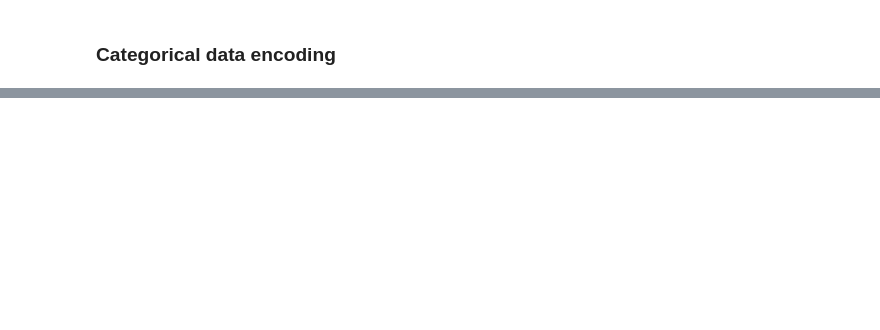
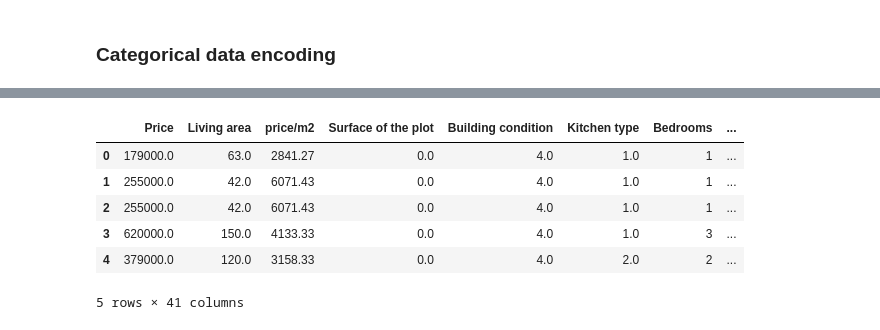
Before and after one commit to dilsadozbrk/immo_eliza_regression, a Jupyter notebook: data/Data_cleaning.ipynb, the cells around one changed output, grey strips where cells are left out. Cells and saved outputs as stored; diff of their text form; code cells hidden in the pictures; blank space fills up the shorter version.

```diff
--- a/data/Data_cleaning.ipynb
+++ b/data/Data_cleaning.ipynb
@@ -419,2 +501,7 @@ data_cleaned.describe(include='all')
 # %% [markdown]
 ### Categorical data encoding
+# %%
+data_no_pro_type = data_no_multicollinearity.drop(columns=['Immoweb ID', 'Property type'])
+# %%
+
+data_with_dummies = pd.get_dummies(data_no_pro_type, drop_first=True)
@@ -420,0 +540,30 @@ data_cleaned.describe(include='all')
+# %%
+cols = ['Price', 'Living area', 'price/m2', 'Surface of the plot', 'Building condition', 'Kitchen type',
+       'Bedrooms', 'Furnished', 'Swimming pool', 'Garden', 'Terrace',
+       'property sub-type_BUNGALOW', 'property sub-type_CASTLE',
+       'property sub-type_CHALET', 'property sub-type_COUNTRY_COTTAGE',
+       'property sub-type_DUPLEX',
+       'property sub-type_EXCEPTIONAL_PROPERTY',
+       'property sub-type_FARMHOUSE', 'property sub-type_FLAT_STUDIO',
+       'property sub-type_GROUND_FLOOR', 'property sub-type_KOT',
+       'property sub-type_LOFT', 'property sub-type_MANOR_HOUSE',
+       'property sub-type_MANSION',
+       'property sub-type_MIXED_USE_BUILDING',
+       'property sub-type_PENTHOUSE', 'property sub-type_SERVICE_FLAT',
+       'property sub-type_TOWN_HOUSE', 'property sub-type_TRIPLEX',
+       'Post code',
+       'property sub-type_VILLA', 'Region_Brussels Capital',
+       'Region_East Flanders', 'Region_Flemish Brabant', 'Region_Hainaut',
+       'Region_Limburg', 'Region_Liège', 'Region_Luxembourg',
+       'Region_Namur', 'Region_Walloon Brabant', 'Region_West Flanders']
+# %%
+data_preprocessed = data_with_dummies[cols]
+data_preprocessed.head()
+# %% [output]
+|  | Price | Living area | price/m2 | Surface of the plot | Building condition | Kitchen type | Bedrooms | ... |
+| 0 | 179000.0 | 63.0 | 2841.27 | 0.0 | 4.0 | 1.0 | 1 | ... |
+| 1 | 255000.0 | 42.0 | 6071.43 | 0.0 | 4.0 | 1.0 | 1 | ... |
+| 2 | 255000.0 | 42.0 | 6071.43 | 0.0 | 4.0 | 1.0 | 1 | ... |
+| 3 | 620000.0 | 150.0 | 4133.33 | 0.0 | 4.0 | 1.0 | 3 | ... |
+| 4 | 379000.0 | 120.0 | 3158.33 | 0.0 | 4.0 | 2.0 | 2 | ... |
+5 rows × 41 columns
```
Also changed, not shown: parts of 9 cells of this notebook.
